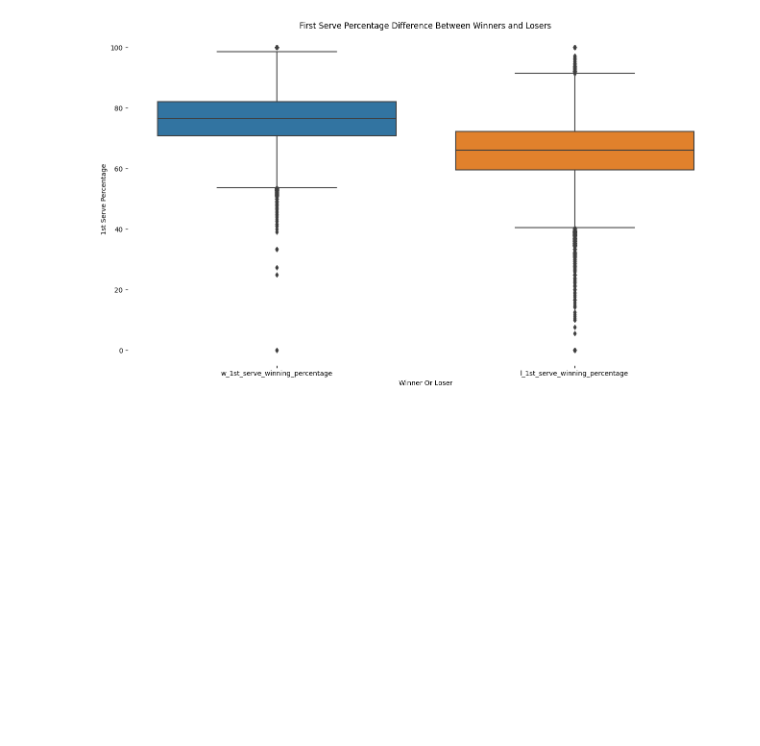
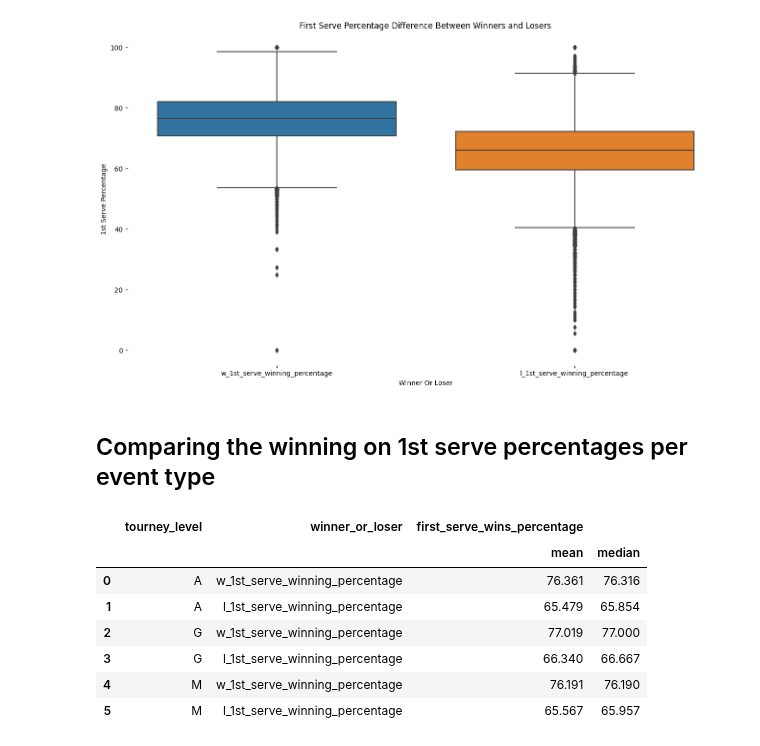
Before and after one commit to YoavWeller/Tennis_Analysis, a Jupyter notebook: tennis_analysis.ipynb, the cells around one changed output. Drawn from its saved outputs; the diff is of its cells as text; code cells hidden in the pictures; blank space fills up the shorter version.

```diff
--- a/tennis_analysis.ipynb
+++ b/tennis_analysis.ipynb
@@ -825,3 +849,18 @@ winning_first_serve_percentage_winners_vs_losers_plot.set_title("First Serve Per
 plt.show()
 # %% [output]
 [figure]
+# %% [markdown]
+## Comparing the winning on 1st serve percentages per event type
+# %%
+winning_first_serve_by_tourney_level_aggregated_df = round(wins_on_first_serve_melted_df.groupby(["tourney_level", "winner_or_loser"], as_index=False).agg({"first_serve_wins_percentage": ["mean", "median"]}), 3)
+winning_first_serve_by_tourney_level_aggregated_df.sort_values(by=["tourney_level", ("first_serve_wins_percentage", "median")], ascending=[True, False], inplace=True, ignore_index=True)
+winning_first_serve_by_tourney_level_aggregated_df
+# %% [output]
+|  | tourney_level | winner_or_loser | first_serve_wins_percentage |  |
+|  |  |  | mean | median |
+| 0 | A | w_1st_serve_winning_percentage | 76.361 | 76.316 |
+| 1 | A | l_1st_serve_winning_percentage | 65.479 | 65.854 |
+| 2 | G | w_1st_serve_winning_percentage | 77.019 | 77.000 |
+| 3 | G | l_1st_serve_winning_percentage | 66.340 | 66.667 |
+| 4 | M | w_1st_serve_winning_percentage | 76.191 | 76.190 |
+| 5 | M | l_1st_serve_winning_percentage | 65.567 | 65.957 |
```
Also changed, not shown: parts of 3 cells of this notebook.
